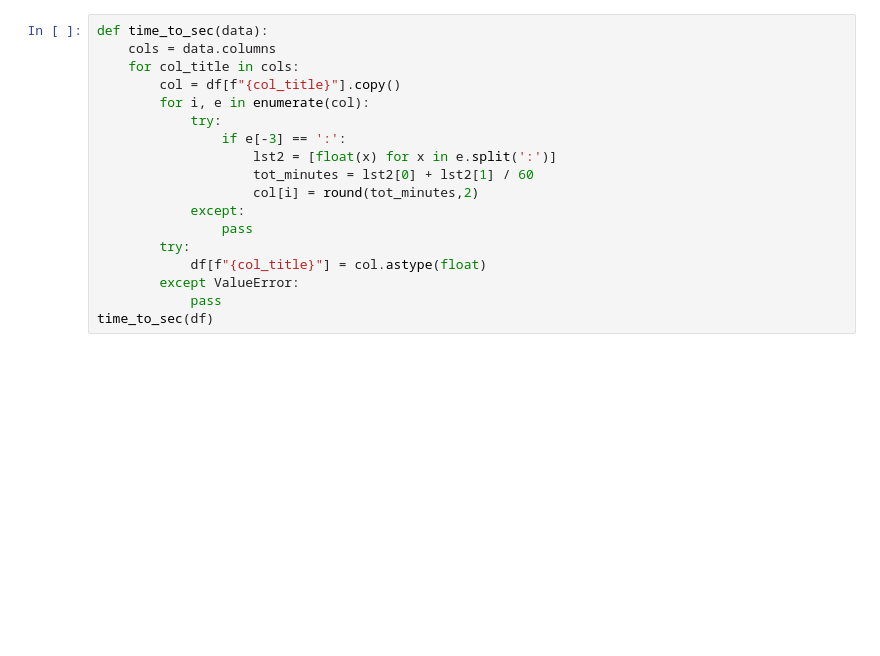
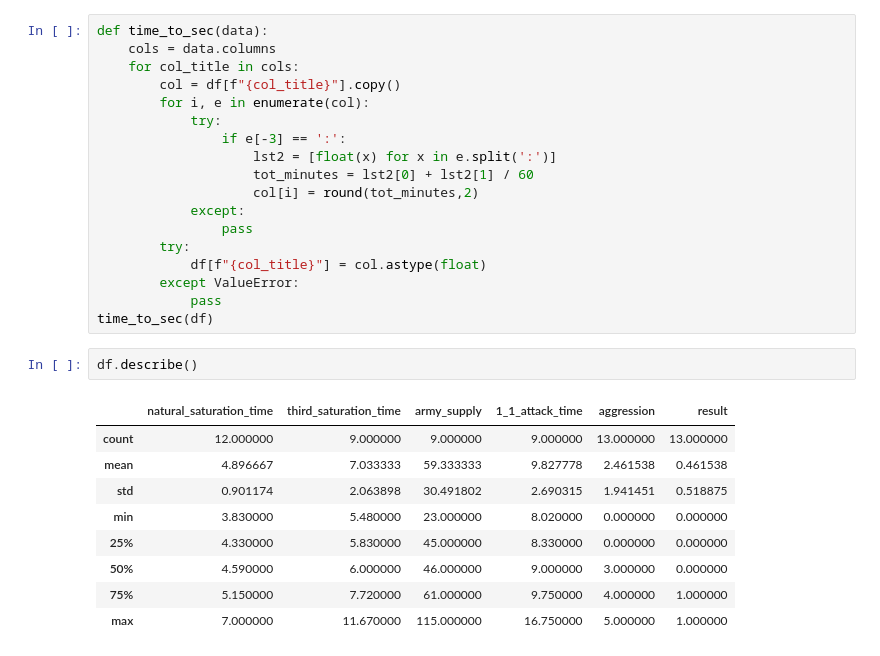
Before and after one commit to gkerr708/SC2, a Jupyter notebook: data-analysis.ipynb, the cells around one changed output. Drawn from its saved outputs; the diff is of its cells as text; blank space fills up the shorter version.

```diff
--- a/data-analysis.ipynb
+++ b/data-analysis.ipynb
@@ -21,6 +21,18 @@ def time_to_sec(data):
         except ValueError:
             pass
 time_to_sec(df)
+# %%
+df.describe()
+# %% [output]
+|  | natural_saturation_time | third_saturation_time | army_supply | 1_1_attack_time | aggression | result |
+| count | 12.000000 | 9.000000 | 9.000000 | 9.000000 | 13.000000 | 13.000000 |
+| mean | 4.896667 | 7.033333 | 59.333333 | 9.827778 | 2.461538 | 0.461538 |
+| std | 0.901174 | 2.063898 | 30.491802 | 2.690315 | 1.941451 | 0.518875 |
+| min | 3.830000 | 5.480000 | 23.000000 | 8.020000 | 0.000000 | 0.000000 |
+| 25% | 4.330000 | 5.830000 | 45.000000 | 8.330000 | 0.000000 | 0.000000 |
+| 50% | 4.590000 | 6.000000 | 46.000000 | 9.000000 | 3.000000 | 0.000000 |
+| 75% | 5.150000 | 7.720000 | 61.000000 | 9.750000 | 4.000000 | 1.000000 |
+| max | 7.000000 | 11.670000 | 115.000000 | 16.750000 | 5.000000 | 1.000000 |
 # %%
 df.corr()
 # %% [output]
```
Also changed, not shown: parts of 3 cells of this notebook, 1 other file.
